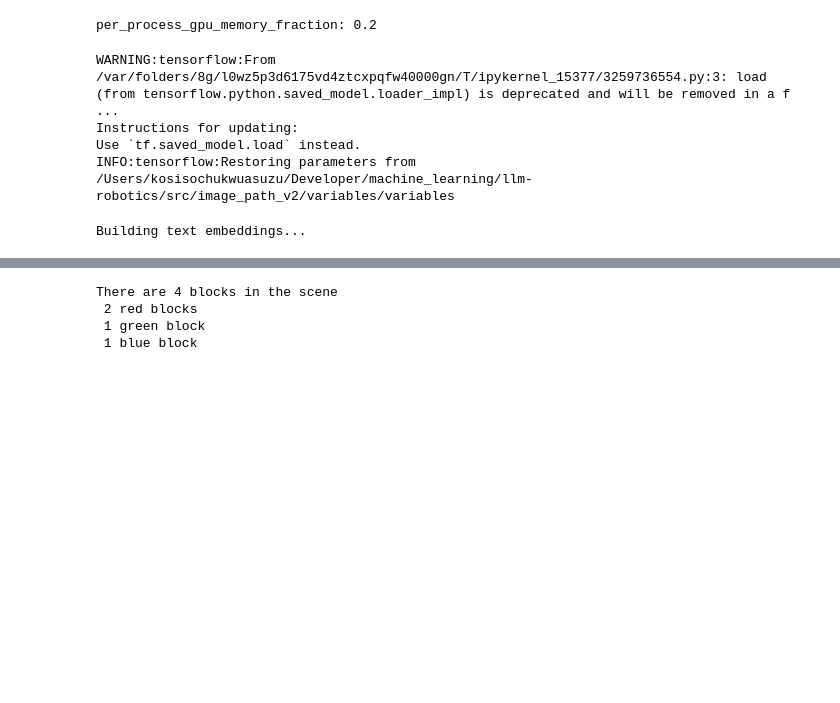
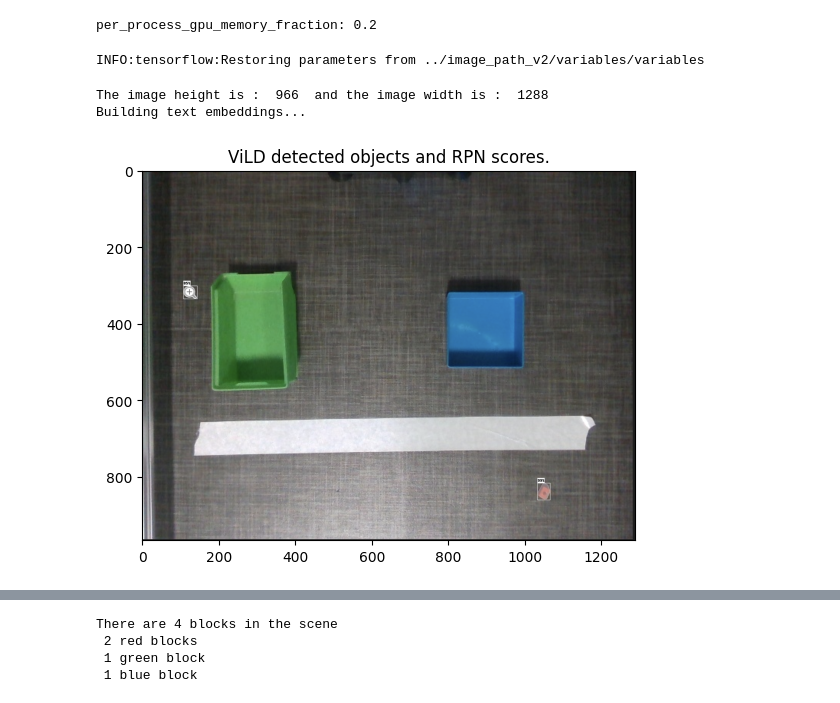
Before and after one commit to asuzukosi/JointRobotPlanningWithHumanRobotInteraction, a Jupyter notebook: src/vision/scene_understanding.ipynb, the cells around one changed output, grey strips where cells are left out. Saved outputs shown, nothing was run; the diff lists cells and outputs as text; code cells hidden in the pictures; blank space fills up the shorter version.

```diff
--- a/src/vision/scene_understanding.ipynb
+++ b/src/vision/scene_understanding.ipynb
@@ -642,13 +642,10 @@ gpu_options
 per_process_gpu_memory_fraction: 0.2
 # %%
 session = tf.Session(graph=tf.Graph(), config=tf.ConfigProto(gpu_options=gpu_options))
-saved_model_dir = "/Users/kosisochukwuasuzu/Developer/machine_learning/llm-robotics/src/image_path_v2"
+saved_model_dir = "../image_path_v2"
 _ = tf.saved_model.loader.load(session, ["serve"], saved_model_dir)
 # %% [output]
-WARNING:tensorflow:From /var/folders/8g/l0wz5p3d6175vd4ztcxpqfw40000gn/T/ipykernel_15377/3259736554.py:3: load (from tensorflow.python.saved_model.loader_impl) is deprecated and will be removed in a f ...
-Instructions for updating:
-Use `tf.saved_model.load` instead.
-INFO:tensorflow:Restoring parameters from /Users/kosisochukwuasuzu/Developer/machine_learning/llm-robotics/src/image_path_v2/variables/variables
+INFO:tensorflow:Restoring parameters from ../image_path_v2/variables/variables
 # %%
 def display_image(path_or_array, size=(10, 10)):
   if isinstance(path_or_array, str):
@@ -809,43 +808,34 @@ def vild(image_path, category_name_string, params, plot_on=True, prompt_swaps=[]
 # %%
 category_names = ['blue block',
                   'red block',
                   'green block',
-                  'orange block',
-                  'yellow block',
-                  'purple block',
-                  'pink block',
-                  'cyan block',
-                  'brown block',
-                  'gray block',
+                  'black block',
+                  'toy',
+                  "blue box",
+                  "green box",
 
-                  'blue bowl',
-                  'red bowl',
-                  'green bowl',
-                  'orange bowl',
-                  'yellow bowl',
-                  'purple bowl',
-                  'pink bowl',
-                  'cyan bowl',
-                  'brown bowl',
-                  'gray bowl']
+                #   'green square bowl'
+                  ]
 # category_names = ['block']
-image_path = '/Users/kosisochukwuasuzu/Developer/machine_learning/llm-robotics/src/vision/lego_blocks5.jpg'
+image_path = 'lego_blocks8.png'
 
 #@markdown ViLD settings.
 category_name_string = ";".join(category_names)
 max_boxes_to_draw = 8 #@param {type:"integer"}
 
 # Extra prompt engineering: swap A with B for every (A, B) in list.
 prompt_swaps = [('block', 'cube')]
 
 nms_threshold = 0.4
 min_rpn_score_thresh = 0.4
 min_box_area = 10
-max_box_area = 3000
+max_box_area = 5000
 vild_params = max_boxes_to_draw, nms_threshold, min_rpn_score_thresh, min_box_area, max_box_area
 found_objects = vild(image_path, category_name_string, vild_params, plot_on=True, prompt_swaps=prompt_swaps)
 # %% [output]
+The image height is :  966  and the image width is :  1288
 Building text embeddings...
+[figure, added]
 # %%
 found_objects
 # bbox = x_min, y_min, x_diff, y_diff
```
Also changed, not shown: parts of 2 cells of this notebook, 8 other files.
